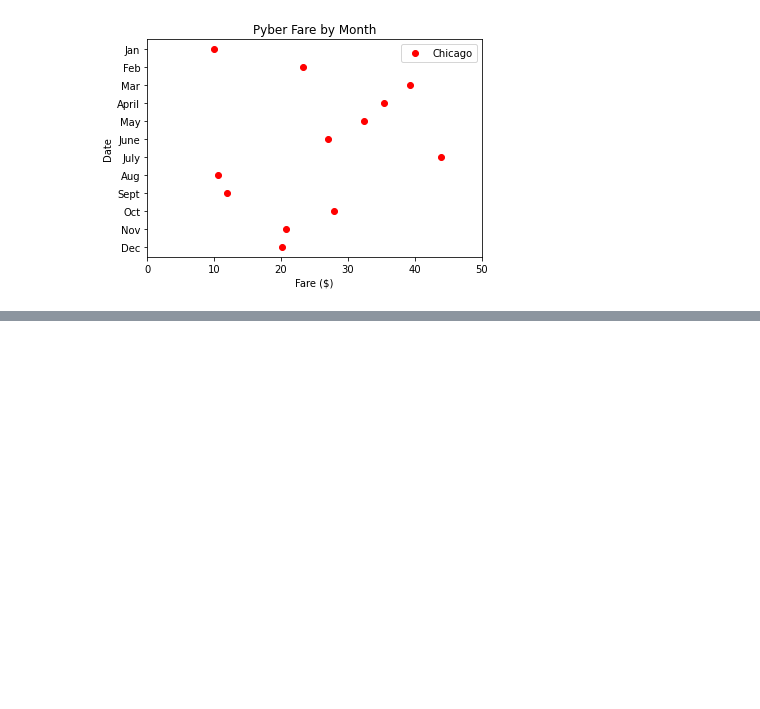
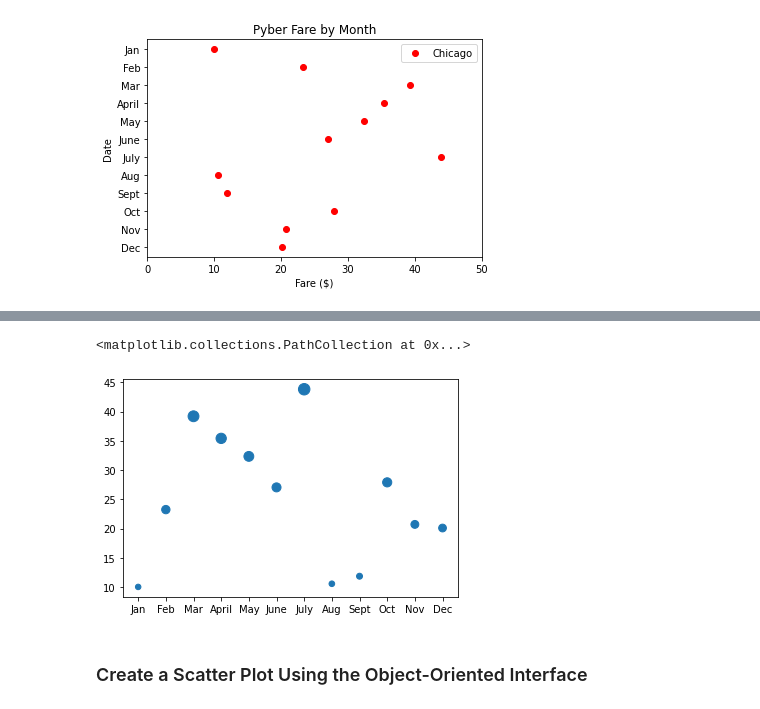
Before and after one commit to cameronmitchell18/PyBer-Analysis-Practice, a Jupyter notebook: PyBer_Practice.ipynb, the cells around one changed output, grey strips where cells are left out. Saved outputs shown, nothing was run; the diff lists cells and outputs as text; code cells hidden in the pictures; blank space fills up the shorter version.

```diff
--- a/PyBer_Practice.ipynb
+++ b/PyBer_Practice.ipynb
@@ -286,0 +314,17 @@ plt.legend()
+# %%
+x_axis = ["Jan", "Feb", "Mar", "April", "May", "June", "July", "Aug", "Sept", "Oct", "Nov", "Dec"]
+
+# Set the y-axis to a list of floats as the total fare in US dollars accumulated for each month.
+y_axis = [10.02, 23.24, 39.20, 35.42, 32.34, 27.04, 43.82, 10.56, 11.85, 27.90, 20.71, 20.09]
+
+# NOTE: You can use list comprehension to replace many for and while loops.
+# List comprehension is faster because it is optimized for Python to spot a predictable pattern during looping.
+
+# EXAMPLE: new_list = [expression for item in list if conditional]
+
+plt.scatter(x_axis, y_axis, s = [i * 3 for i in y_axis])
+# %% [output]
+<matplotlib.collections.PathCollection at 0x...>
+[figure, added]
+# %% [markdown]
+### Create a Scatter Plot Using the Object-Oriented Interface
```
Also changed, not shown: parts of 7 cells of this notebook.
